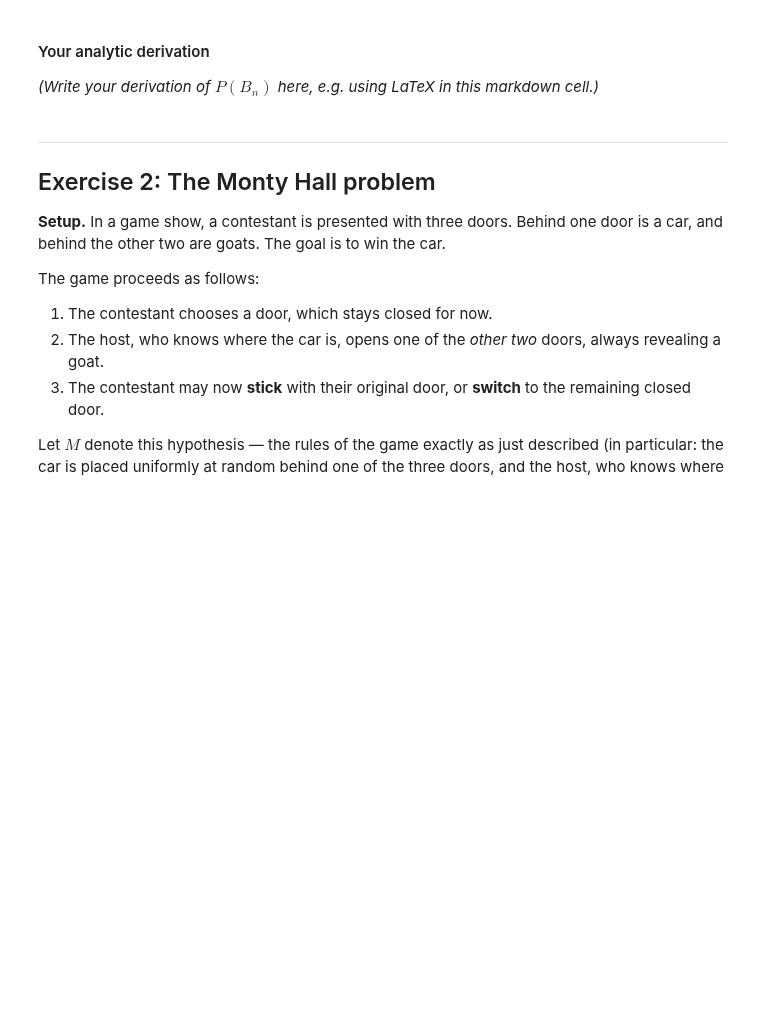
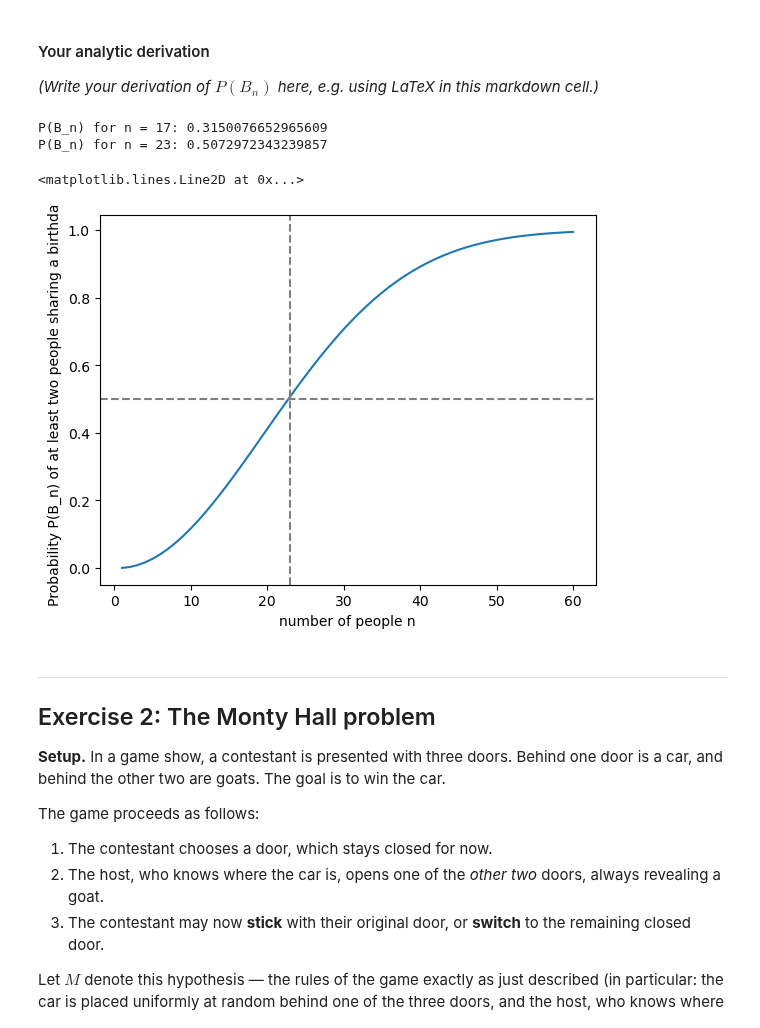
Before and after one commit to fabio-jv/Bayesian-Stats-HS2026, a Jupyter notebook: my_exercises/week2.ipynb, the cells around one changed output. Cells and saved outputs as stored; diff of their text form; code cells hidden in the pictures; blank space fills up the shorter version.

```diff
--- a/my_exercises/week2.ipynb
+++ b/my_exercises/week2.ipynb
@@ -78,8 +80,36 @@ More precisely: let $B_n$ be the event that at least two people out of $n$ share
 *(Write your derivation of $P(B_n)$ here, e.g. using LaTeX in this markdown cell.)*
 # %%
 # Your code here: implement P(B_n) and evaluate it for n = 17 and n = 23
+
+def pr_bn(n, days = 365):
+    probs = np.zeros(n)
+    for i in range(1,n+1):
+        probs[i-1] = (days-i+1)/days
+    pr = np.prod(probs)
+    return 1-pr
+
+print(f'P(B_n) for n = 17: {pr_bn(17)}')
+print(f'P(B_n) for n = 23: {pr_bn(23)}')
+# %% [output]
+P(B_n) for n = 17: 0.3150076652965609
+P(B_n) for n = 23: 0.5072972343239857
 # %%
 # Your code here: plot P(B_n) as a function of n
+n = 60
+n_arr = np.linspace(1, n, n)
+probs = np.zeros(n)
+
+for i in range(1,n+1):
+    probs[i-1] = pr_bn(i)
+
+plt.plot(n_arr, probs)
+plt.xlabel('number of people n')
+plt.ylabel('Probability P(B_n) of at least two people sharing a birthday')
+plt.axhline(0.5, color = 'gray', linestyle = '--')
+plt.axvline(23, color = 'gray', linestyle = '--')
+# %% [output]
+<matplotlib.lines.Line2D at 0x...>
+[figure, added]
 # %% [markdown]
 ---
 ## Exercise 2: The Monty Hall problem
```
Also changed, not shown: parts of 3 cells of this notebook.
